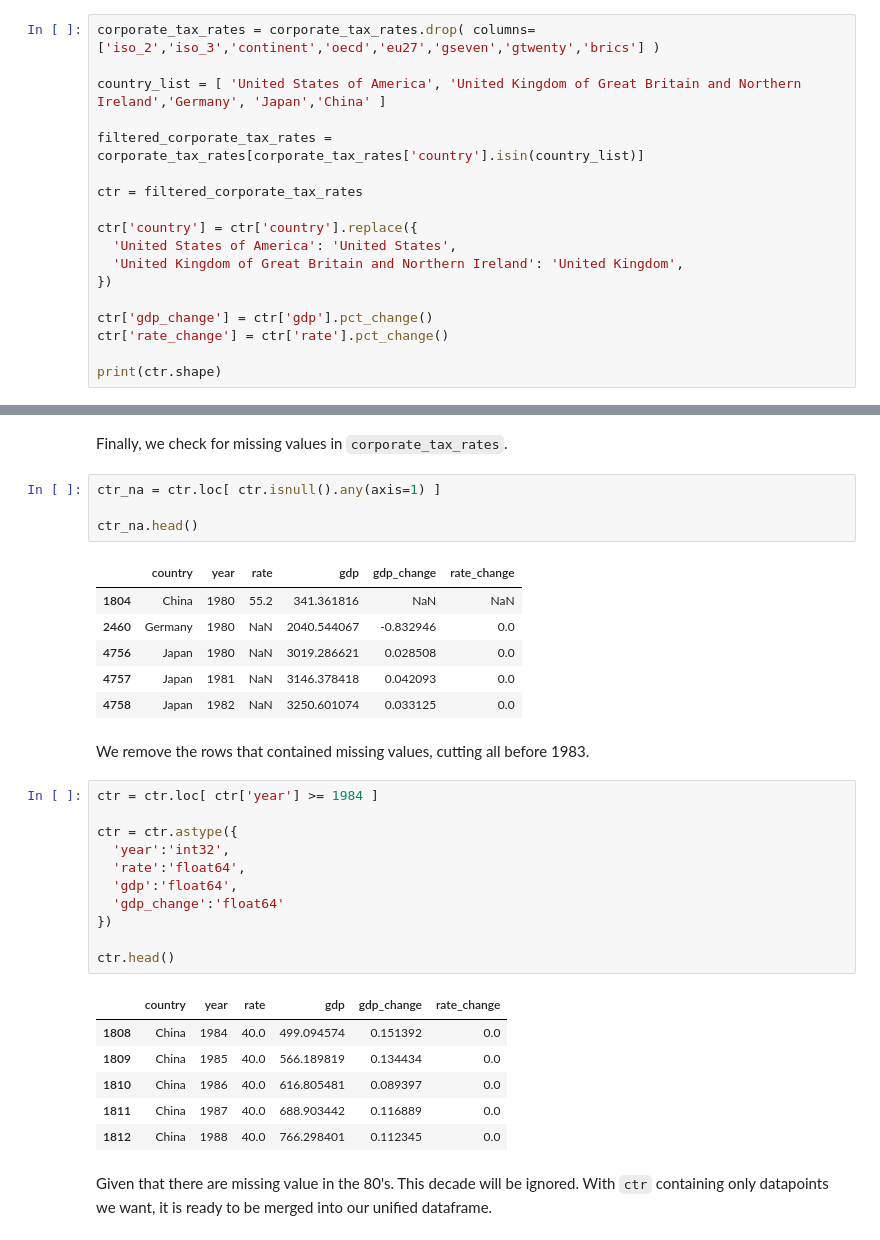
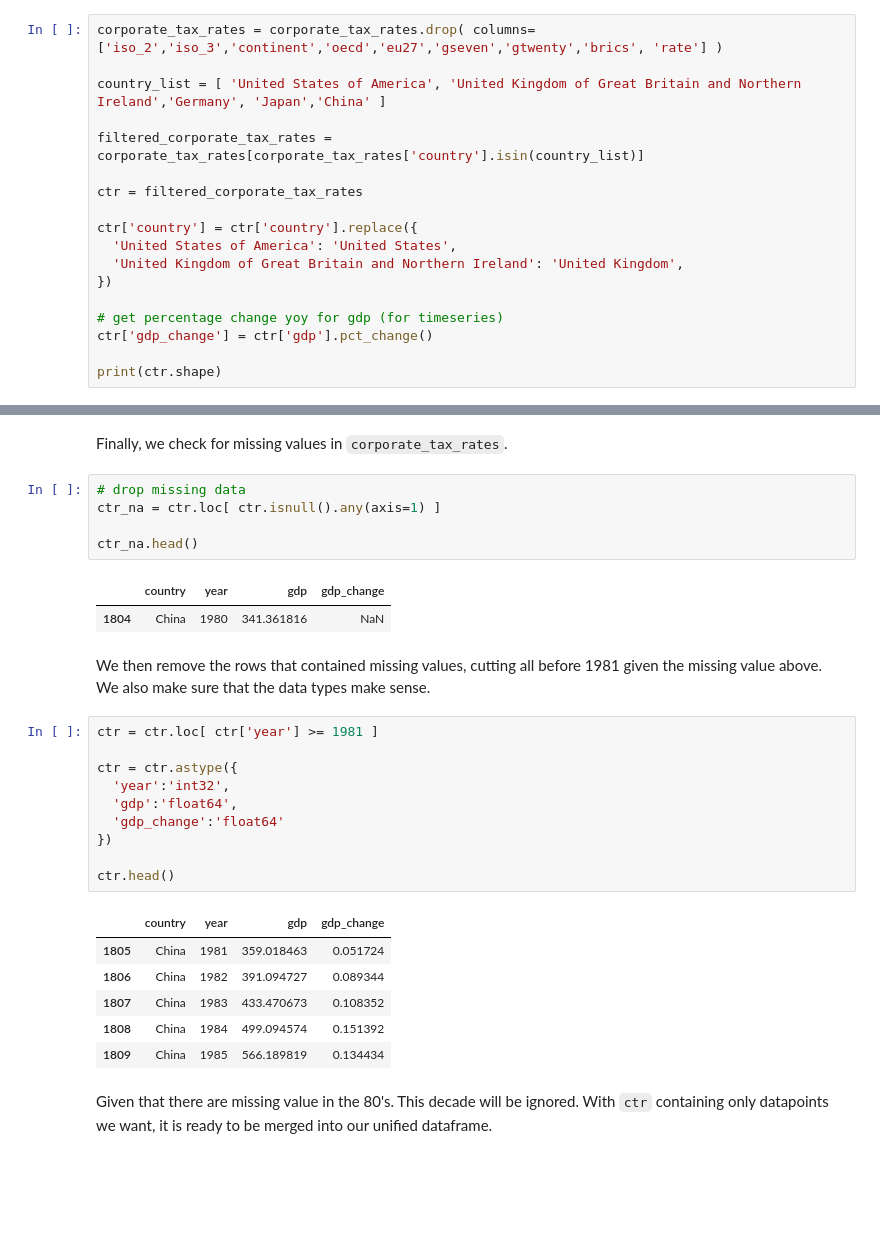
Before and after one commit to thudsonbu/ds-project-1, a Jupyter notebook: notebooks/project-2.ipynb, the cells around one changed output, grey strips where cells are left out. Saved outputs shown, nothing was run; the diff lists cells and outputs as text; blank space fills up the shorter version.

```diff
--- a/notebooks/project-2.ipynb
+++ b/notebooks/project-2.ipynb
@@ -46,5 +61,5 @@ Next, we filter the `corporate tax rates` data removing country grouping data, a
 # %%
-corporate_tax_rates = corporate_tax_rates.drop( columns=['iso_2','iso_3','continent','oecd','eu27','gseven','gtwenty','brics'] )
+corporate_tax_rates = corporate_tax_rates.drop( columns=['iso_2','iso_3','continent','oecd','eu27','gseven','gtwenty','brics', 'rate'] )
 
 country_list = [ 'United States of America', 'United Kingdom of Great Britain and Northern Ireland','Germany', 'Japan','China' ]
 
@@ -57,8 +72,8 @@ ctr['country'] = ctr['country'].replace({
   'United Kingdom of Great Britain and Northern Ireland': 'United Kingdom',
 })
 
+# get percentage change yoy for gdp (for timeseries)
 ctr['gdp_change'] = ctr['gdp'].pct_change()
-ctr['rate_change'] = ctr['rate'].pct_change()
 
 print(ctr.shape)
 # %% [output]
@@ -81,36 +91,33 @@ See the caveats in the documentation: https://pandas.pydata.org/pandas-docs/stab
 # %% [markdown]
 Finally, we check for missing values in `corporate_tax_rates`.
 # %%
+# drop missing data
 ctr_na = ctr.loc[ ctr.isnull().any(axis=1) ]
 
 ctr_na.head()
 # %% [output]
-|  | country | year | rate | gdp | gdp_change | rate_change |
-| 1804 | China | 1980 | 55.2 | 341.361816 | NaN | NaN |
-| 2460 | Germany | 1980 | NaN | 2040.544067 | -0.832946 | 0.0 |
-| 4756 | Japan | 1980 | NaN | 3019.286621 | 0.028508 | 0.0 |
-| 4757 | Japan | 1981 | NaN | 3146.378418 | 0.042093 | 0.0 |
-| 4758 | Japan | 1982 | NaN | 3250.601074 | 0.033125 | 0.0 |
+|  | country | year | gdp | gdp_change |
+| 1804 | China | 1980 | 341.361816 | NaN |
 # %% [markdown]
-We remove the rows that contained missing values, cutting all before 1983.
+We then remove the rows that contained missing values, cutting all before 1981
+given the missing value above. We also make sure that the data types make sense.
 # %%
-ctr = ctr.loc[ ctr['year'] >= 1984 ]
+ctr = ctr.loc[ ctr['year'] >= 1981 ]
 
 ctr = ctr.astype({
   'year':'int32',
-  'rate':'float64',
   'gdp':'float64',
   'gdp_change':'float64'
 })
 
 ctr.head()
 # %% [output]
-|  | country | year | rate | gdp | gdp_change | rate_change |
-| 1808 | China | 1984 | 40.0 | 499.094574 | 0.151392 | 0.0 |
-| 1809 | China | 1985 | 40.0 | 566.189819 | 0.134434 | 0.0 |
-| 1810 | China | 1986 | 40.0 | 616.805481 | 0.089397 | 0.0 |
-| 1811 | China | 1987 | 40.0 | 688.903442 | 0.116889 | 0.0 |
-| 1812 | China | 1988 | 40.0 | 766.298401 | 0.112345 | 0.0 |
+|  | country | year | gdp | gdp_change |
+| 1805 | China | 1981 | 359.018463 | 0.051724 |
+| 1806 | China | 1982 | 391.094727 | 0.089344 |
+| 1807 | China | 1983 | 433.470673 | 0.108352 |
+| 1808 | China | 1984 | 499.094574 | 0.151392 |
+| 1809 | China | 1985 | 566.189819 | 0.134434 |
 # %% [markdown]
 Given that there are missing value in the 80's. This decade will be ignored. With `ctr` containing only datapoints we want, it is ready to be merged into our unified dataframe.
 # %% [markdown]
```
Also changed, not shown: parts of 37 cells of this notebook, 3 other files.
